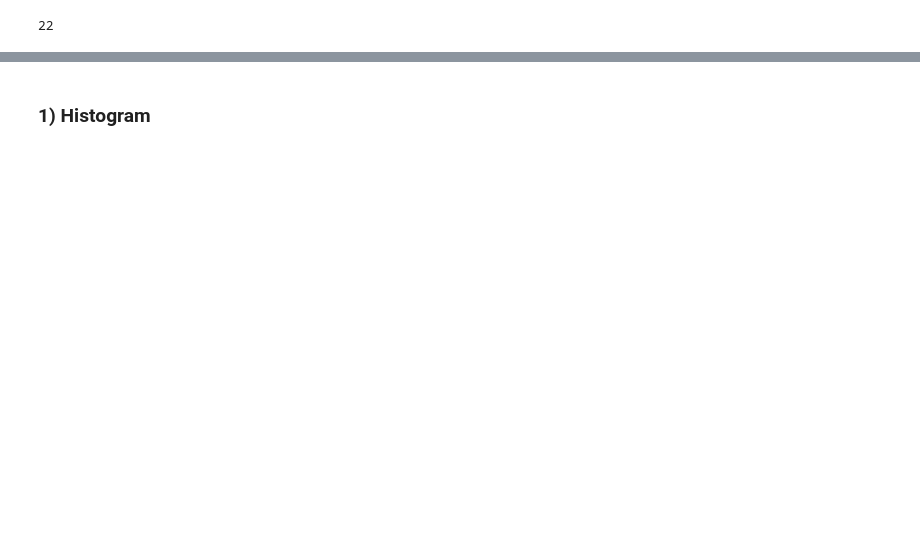
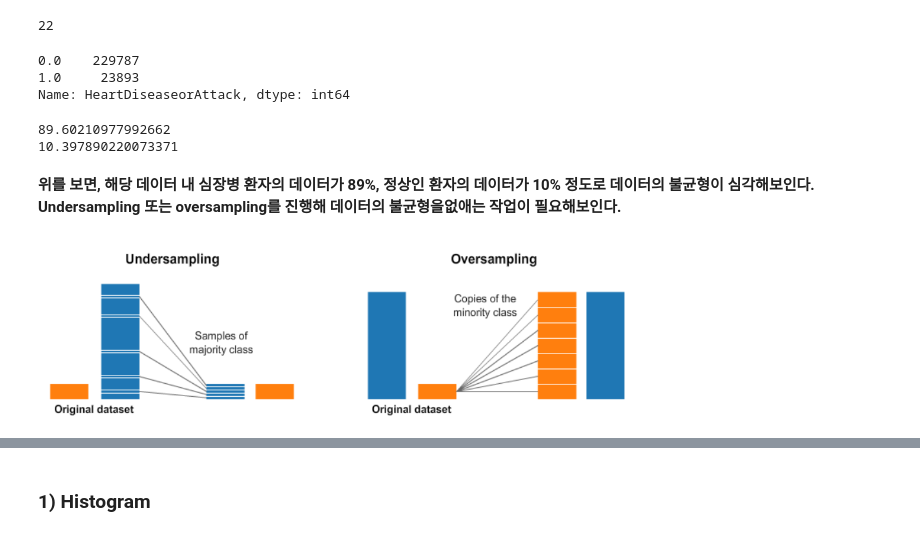
Before and after one commit to Heesunnnie/2022_Projects, a Jupyter notebook: Heart_Disease_Indicator_Project_EDA.ipynb, the cells around one changed output, grey strips where cells are left out. Saved outputs shown, nothing was run; the diff lists cells and outputs as text; code cells hidden in the pictures; blank space fills up the shorter version.

```diff
--- a/Heart_Disease_Indicator_Project_EDA.ipynb
+++ b/Heart_Disease_Indicator_Project_EDA.ipynb
@@ -224,3 +241,19 @@ l = df.columns.values
 len(l)
 # %% [output]
 22
+# %%
+y.value_counts() # --> imbalanced data
+# %% [output]
+0.0    229787
+1.0     23893
+Name: HeartDiseaseorAttack, dtype: int64
+# %%
+# 불균형 비율 계산
+
+print(100 - y.value_counts().iloc[1] / y.value_counts().iloc[0]*100)
+print(y.value_counts().iloc[1] / y.value_counts().iloc[0] *100)
+# %% [output]
+89.60210977992662
+10.397890220073371
+# %% [markdown]
+**위를 보면, 해당 데이터 내 심장병 환자의 데이터가 89%, 정상인 환자의 데이터가 10% 정도로 데이터의 불균형이 심각해보인다. Undersampling 또는 oversampling를 진행해 데이터의 불균형을없애는 작업이 필요해보인다.**
@@ -226,0 +266,4 @@ len(l)
+# %%
+Image("under_and_oversampling.png", width = 600, height = 100)
+# %% [output]
+[figure, added]
```
Also changed, not shown: parts of 34 cells of this notebook, 2 other files.
